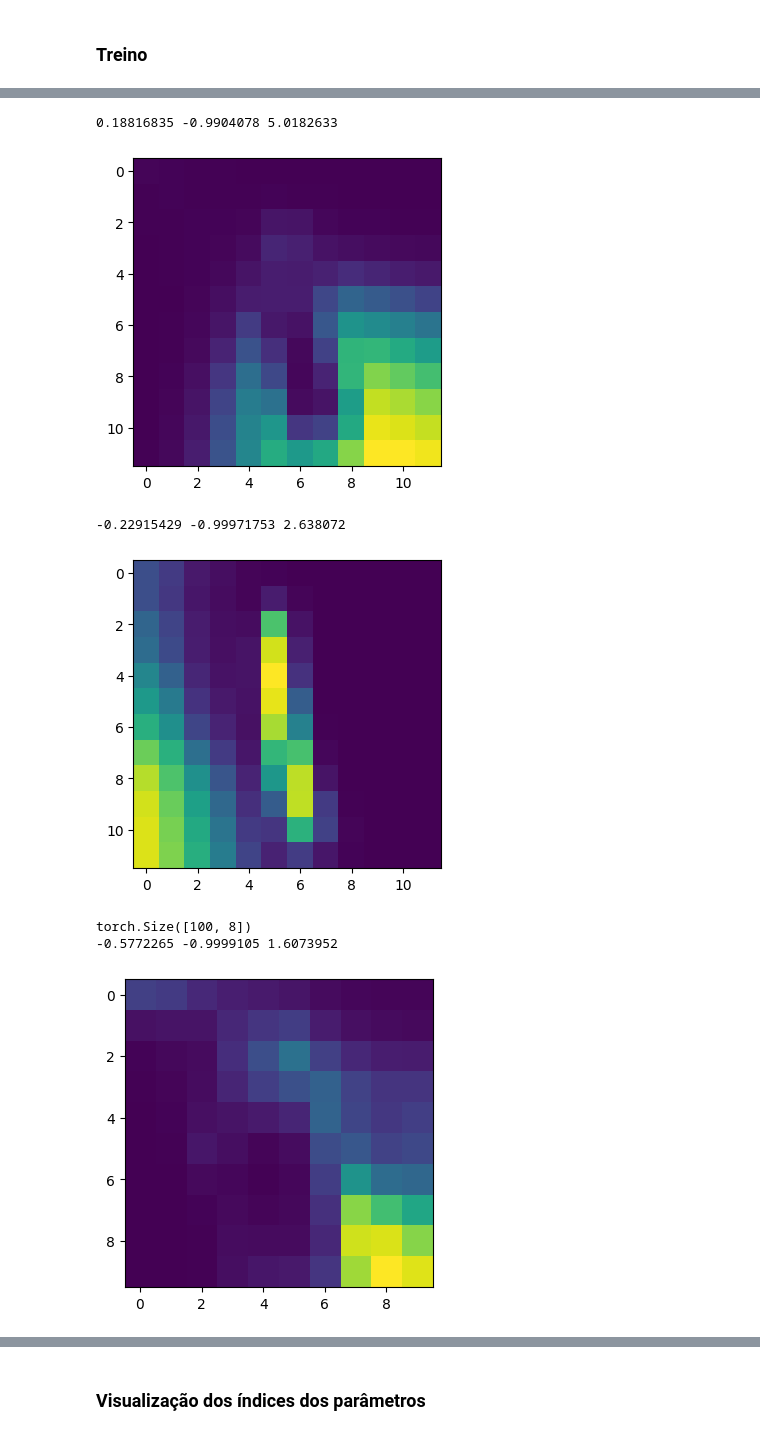
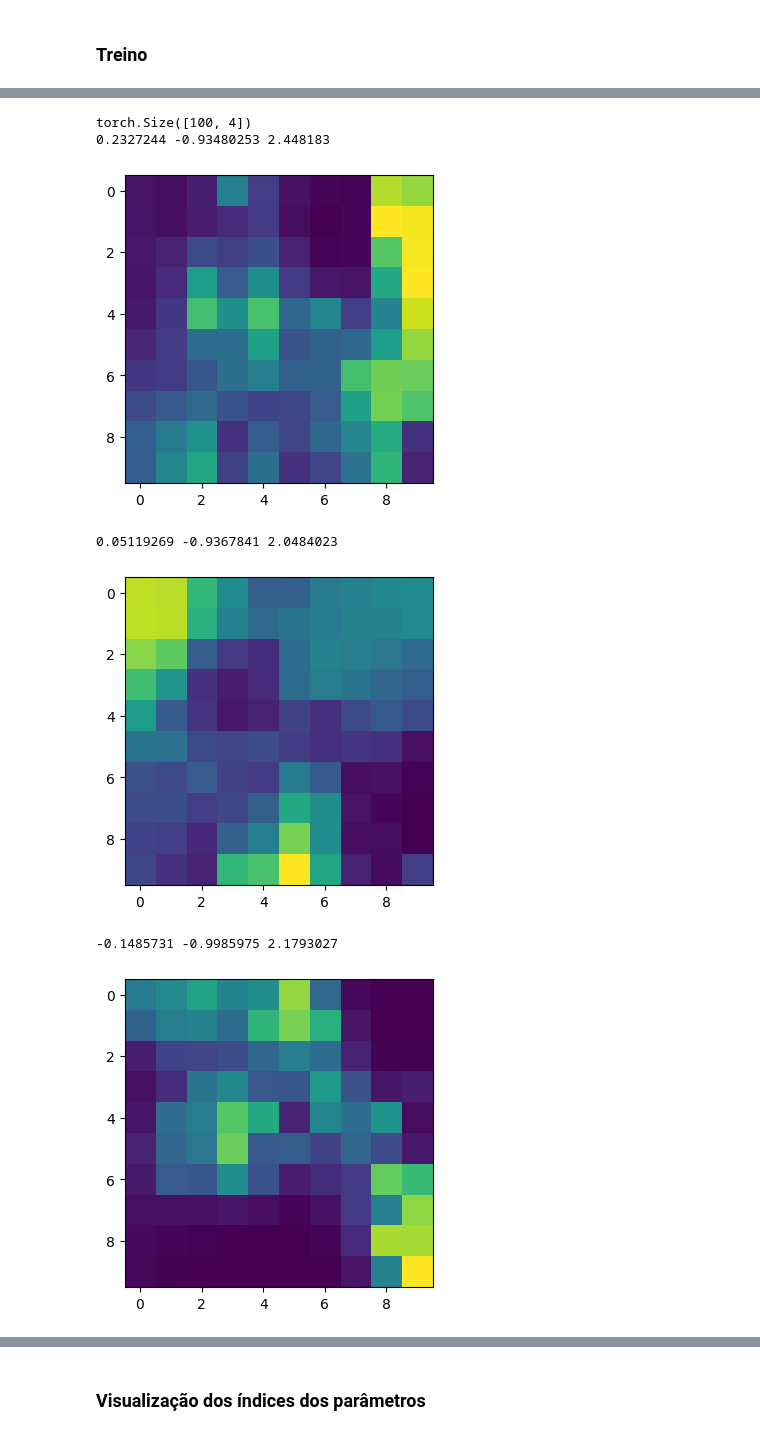
Before and after one commit to Ronnypetson/titanic, a Jupyter notebook: MNIST_Maromba.ipynb, the cells around one changed output, grey strips where cells are left out. Cells and saved outputs as stored; diff of their text form; code cells hidden in the pictures.

```diff
--- a/MNIST_Maromba.ipynb
+++ b/MNIST_Maromba.ipynb
@@ -365,7 +371,8 @@ def _nsbmd(u, v, idxu, idxv, bias=0.5) -> torch.Tensor:
   idxuv = idxuv.reshape(m, d_u, n, d_v).permute(0, 1, 3, 2)
   # idxuv = idxuv ** 6.0
   # idxuv = nn.functional.relu(idxuv - bias) ###
-  idxuv = nn.functional.softmax(6.0 * idxuv - 3.0, dim=2)
+  mag = 200.0
+  idxuv = nn.functional.softmax(mag * idxuv - (mag / 2.0), dim=2)
   # idxuv = nn.functional.gumbel_softmax(
   #     6.0 * idxuv - 3.0, dim=2, hard=False, tau=0.2
   # )
@@ -784,7 +791,7 @@ class MModule(nn.Module):
     self.W_idx = nn.Parameter(_W_idx)
     self.MW = MTensor(self.W, self.W_idx)
     ###
-    self.probe = nn.Linear(400, 10).to(device)
+    self.probe = nn.Linear(512, 10).to(device)
     ###
     # self.activation = nn.ReLU()
     self.activation = nn.ELU()
@@ -877,8 +884,8 @@ class MModule(nn.Module):
     ### Under experimentation
     channels = 1
     img_h, img_w = img_dim, img_dim
-    filter_whs = [(5, 5), (3, 3)]
-    strides = [2, 1]
+    filter_whs = [(5, 5), (3, 3), (3, 3)]
+    strides = [2, 1, 1]
     filter_w, filter_h = filter_whs[0]
     stride = strides[0]
     filter_area = filter_w * filter_h
@@ -1035,7 +1042,7 @@ num_classes = 10
 rows, cols = img_dim, img_dim
 hidden_dim = 1 * img_dim
 clf_dim = (1 + (num_classes - 1) // img_dim) * img_dim
-idx_dim = 20 # rows + cols + hidden_dim + clf_dim # 3
+idx_dim = 3 # rows + cols + hidden_dim + clf_dim # 3
 
 # template_x_idx = _cat2d(rows, cols, d=idx_dim)
 template_x_idx = cartesian_idx(rows, cols, d=idx_dim)
@@ -1057,21 +1070,21 @@ def prepare_input(x, y, device="cpu"):
 # %% [markdown]
 ### Treino
 # %%
-hidden_dim = 400
-start_mode = True
+hidden_dim = 512
+start_mode = False
 valid_mode = False
 # TODO: Visualize conv layer output
 samples = [
     # in_ch * out_ch * h * w,
     1 * 2 * 5 * 5,
     2 * 4 * 3 * 3,
-    # 4 * 8 * 3 * 3,
+    4 * 8 * 3 * 3,
     hidden_dim,
 ]
 sets = [
     1,
     1,
-    # 1,
+    1,
     num_classes
 ]
 n_params = int(np.array(samples).dot(np.array(sets)))
@@ -1158,8 +1171,8 @@ imgs = [img.data.cpu().detach() for img in model.all_pools]
 # %%
 shapes = [
     (img_dim, img_dim, 1),
-    ((img_dim - 4) // 2, (img_dim - 4) // 2, 4),
-    ((img_dim - 4) // 2 - 2, (img_dim - 4) // 2 - 2, 8),
+    ((img_dim - 4) // 2, (img_dim - 4) // 2, 2),
+    ((img_dim - 4) // 2 - 2, (img_dim - 4) // 2 - 2, 4),
     # ((img_dim - 4) // 2 - 4, (img_dim - 4) // 2 - 4, 8),
 ]
 for idx, img in enumerate(imgs[:len(shapes)]):
@@ -1187,7 +1200,7 @@ torch.Size([144, 4])
-0.18816835 -0.9904078 5.0182633
+torch.Size([100, 4])
+0.2327244 -0.93480253 2.448183
-[figure, old version]
+[figure, new version]
--0.22915429 -0.99971753 2.638072
+0.05119269 -0.9367841 2.0484023
-[figure, old version]
+[figure, new version]
-torch.Size([100, 8])
--0.5772265 -0.9999105 1.6073952
+-0.1485731 -0.9985975 2.1793027
-[figure, old version]
+[figure, new version]
```
Also changed, not shown: parts of 6 cells of this notebook.
